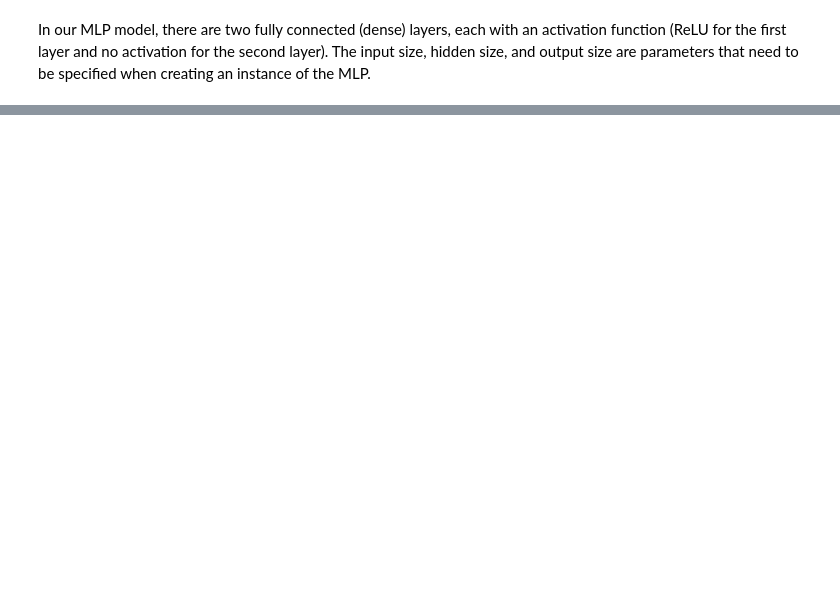
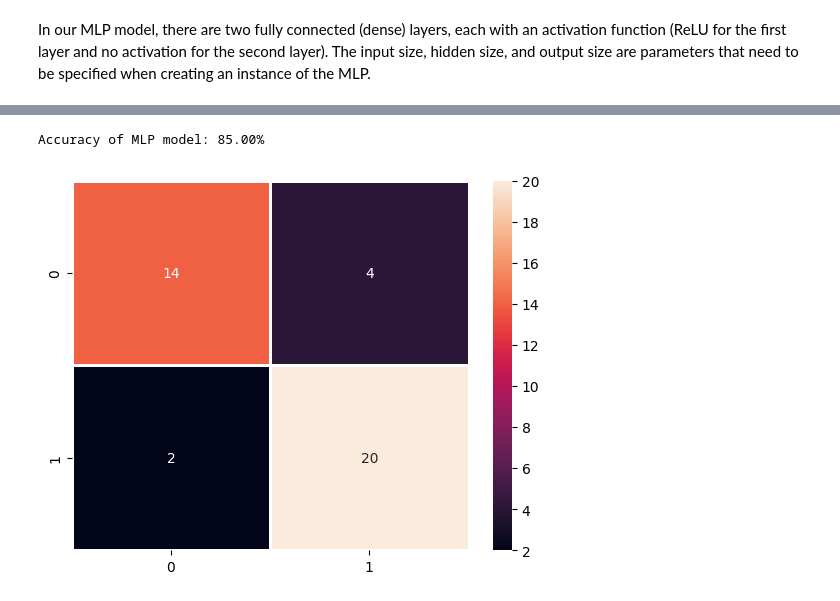
Before and after one commit to jhtkoo0426/UCL-FYP, a Jupyter notebook: src/models/mlp.ipynb, the cells around one changed output, grey strips where cells are left out. Saved outputs shown, nothing was run; the diff lists cells and outputs as text; code cells hidden in the pictures; blank space fills up the shorter version.

```diff
--- a/src/models/mlp.ipynb
+++ b/src/models/mlp.ipynb
@@ -312,0 +328,9 @@ Accuracy of MLP model: 87.50%
+# %%
+X_cnn_complete_train, X_cnn_complete_test, y_cnn_complete_train, y_cnn_complete_test = train_test_split(cnn5_complete_ds.detach().numpy(), grasp_outcomes_data, test_size=0.2, random_state=0)
+# %%
+mlp5 = MLP(input_size=518, hidden_size=64, output_size=1)
+mlp5.train_mlp(epochs=100, X_train=X_cnn_complete_train, y_train=y_cnn_complete_train)
+mlp5.eval_mlp(X_test=X_cnn_complete_test, y_test=y_cnn_complete_test)
+# %% [output]
+Accuracy of MLP model: 85.00%
+[figure, added]
```
Also changed, not shown: parts of 21 cells of this notebook.
